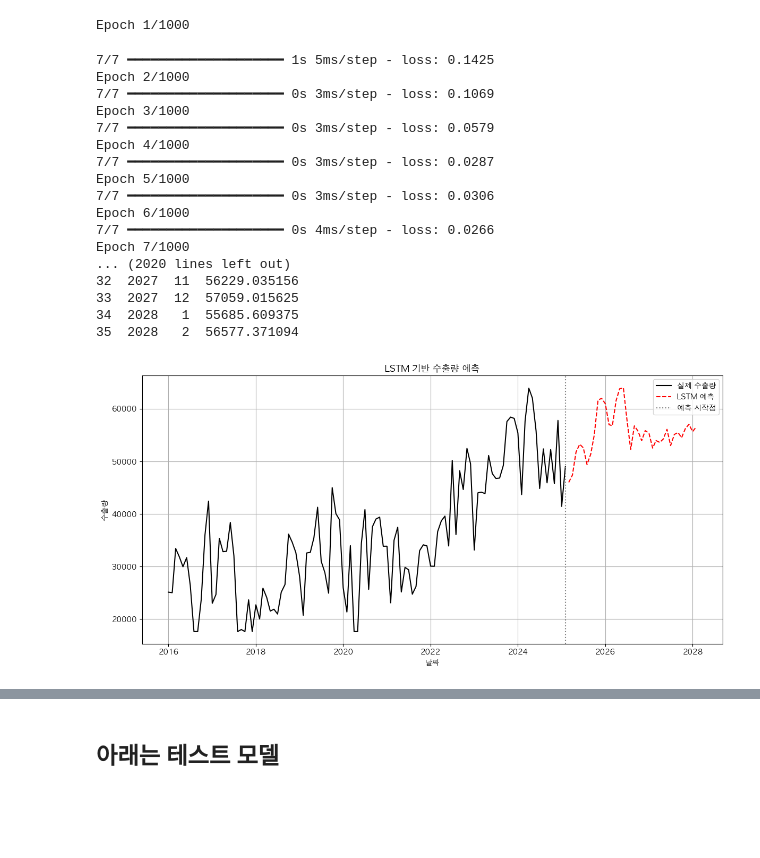
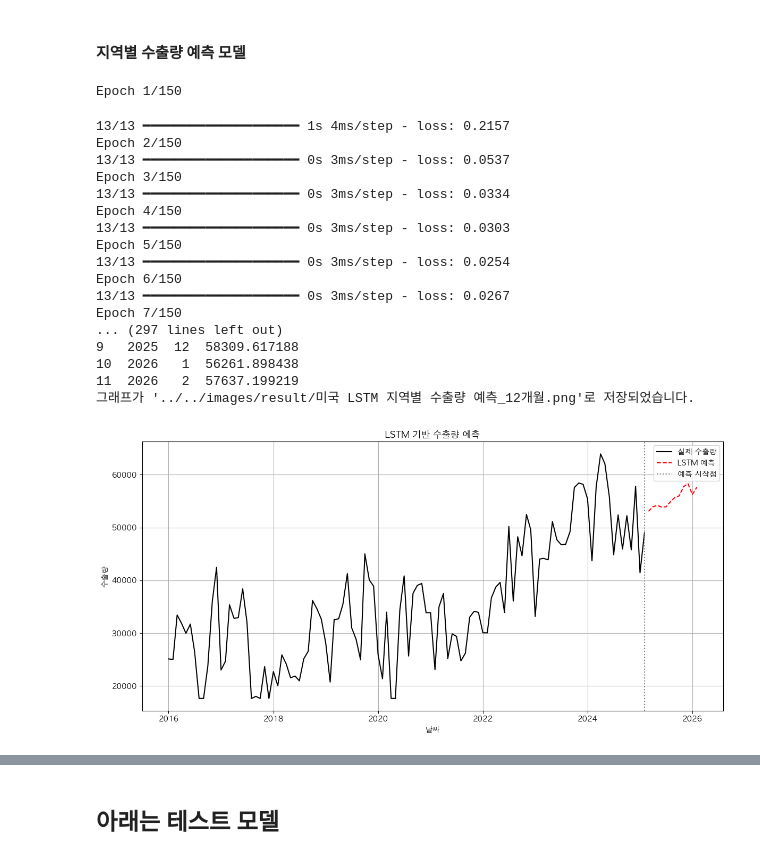
Before and after one commit to CodeWorks-hi/mini-project-2, a Jupyter notebook: jupyter_notebooks/모델_개발/car_recom_model.ipynb, the cells around one changed output, grey strips where cells are left out. Drawn from its saved outputs; the diff is of its cells as text; code cells hidden in the pictures; blank space fills up the shorter version.

```diff
--- a/jupyter_notebooks/모델_개발/car_recom_model.ipynb
+++ b/jupyter_notebooks/모델_개발/car_recom_model.ipynb
@@ -26,6 +26,8 @@ elif platform.system() == "Linux":  # Linux (Ubuntu, Docker 등)
         st.error("NanumGothic.ttf 폰트 파일이 존재하지 않습니다. 'fonts' 폴더 내에 폰트 파일을 확인하세요.")
     font_name = font_manager.FontProperties(fname=font_path).get_name()
     rc("font", family=font_name)
+# %% [markdown]
+#### 지역별 수출량 예측 모델
 # %%
 import pandas as pd
 import numpy as np
@@ -48,7 +50,7 @@ def prepare_lstm_data(series, time_steps=12):
     return X, y, scaler
 
 # 2. 모델 정의 및 학습
-def train_lstm_model(X, y, units=50, epochs=1000, batch_size=16):
+def train_lstm_model(X, y, units=100, epochs=150, batch_size=8):
     model = Sequential()
     model.add(LSTM(units=units, activation='relu', input_shape=(X.shape[1], X.shape[2])))
     model.add(Dense(1))
@@ -82,7 +84,7 @@ def forecast_lstm(model, series, forecast_months, scaler, time_steps=12):
     return result
 
 # 4. 시각화 함수
-def plot_lstm_forecast(series, forecast_df):
+def plot_lstm_forecast(series, forecast_df, region_name, forecast_months, save_path=None):
     forecast_index = pd.to_datetime(forecast_df['연도'].astype(str) + '-' + forecast_df['월'].astype(str))
     forecast_values = forecast_df['예측 수출량'].values
 
@@ -96,53 +98,68 @@ def plot_lstm_forecast(series, forecast_df):
     plt.legend()
     plt.grid(True)
     plt.tight_layout()
+
+    save_path = f"../../images/result/{region_name} LSTM 지역별 수출량 예측_{forecast_months}개월.png"
+
+    # 이미지 저장
+    if save_path:
+        plt.savefig(save_path, dpi=300)  # 해상도 조정 가능
+        print(f"그래프가 '{save_path}'로 저장되었습니다.")
+
     plt.show()
 
 # 5. 실행 예시
 file_path = "../../data/processed/현대_지역별수출실적_전처리.csv"
 df = pd.read_csv(file_path)
 
 # 전처리: 지역명 + 대륙 통합
-df['지역명'] = df['지역명'].astype(str) + '-' + df['대륙'].astype(str).str.zfill(2)
 df = df.drop(columns=['대륙'])
 cols = ['지역명'] + [col for col in df.columns if col != '지역명']
 df = df[cols]
 
-region_name = "미국-북미"
-forecast_months = 36
+region_name = "미국"
+forecast_months = 12
 
 region_data = df[df['지역명'] == region_name].iloc[:, 1:].T
 region_data.columns = ['y']
 region_data.index = pd.to_datetime(region_data.index)
 region_data = region_data.asfreq('MS')
 region_data['y'] = pd.to_numeric(region_data['y'], errors='coerce')
 region_data = region_data.dropna()
 
 # 학습 및 예측
 X, y, scaler = prepare_lstm_data(region_data)
 lstm_model = train_lstm_model(X, y)
 lstm_forecast = forecast_lstm(lstm_model, region_data, forecast_months, scaler)
 
 # 출력 및 시각화
 print(lstm_forecast)
-plot_lstm_forecast(region_data, lstm_forecast)
+plot_lstm_forecast(region_data, lstm_forecast, region_name, forecast_months)
+
+lstm_model.save(f"../../models/lstm_region_{region_name}_model.h5")
+joblib.dump(scaler, f"../../models/lstm_region_{region_name}_scaler.pkl")
+
+# 불러오기
+from tensorflow.keras.models import load_model
+new_model = load_model(f"../../models/lstm_region_{region_name}_model.h5", compile=False)
+new_scaler = joblib.load(f"../../models/lstm_region_{region_name}_scaler.pkl")
 # %% [output]
-Epoch 1/1000
+Epoch 1/150
-7/7 ━━━━━━━━━━━━━━━━━━━━ 1s 5ms/step - loss: 0.1425
-Epoch 2/1000
-7/7 ━━━━━━━━━━━━━━━━━━━━ 0s 3ms/step - loss: 0.1069
-Epoch 3/1000
-7/7 ━━━━━━━━━━━━━━━━━━━━ 0s 3ms/step - loss: 0.0579
-Epoch 4/1000
-7/7 ━━━━━━━━━━━━━━━━━━━━ 0s 3ms/step - loss: 0.0287
-Epoch 5/1000
-7/7 ━━━━━━━━━━━━━━━━━━━━ 0s 3ms/step - loss: 0.0306
-Epoch 6/1000
-7/7 ━━━━━━━━━━━━━━━━━━━━ 0s 4ms/step - loss: 0.0266
-Epoch 7/1000
-... (2020 lines left out)
-32  2027  11  56229.035156
-33  2027  12  57059.015625
-34  2028   1  55685.609375
-35  2028   2  56577.371094
+13/13 ━━━━━━━━━━━━━━━━━━━━ 1s 4ms/step - loss: 0.2157
+Epoch 2/150
+13/13 ━━━━━━━━━━━━━━━━━━━━ 0s 3ms/step - loss: 0.0537
+Epoch 3/150
+13/13 ━━━━━━━━━━━━━━━━━━━━ 0s 3ms/step - loss: 0.0334
+Epoch 4/150
+13/13 ━━━━━━━━━━━━━━━━━━━━ 0s 3ms/step - loss: 0.0303
+Epoch 5/150
+13/13 ━━━━━━━━━━━━━━━━━━━━ 0s 3ms/step - loss: 0.0254
+Epoch 6/150
+13/13 ━━━━━━━━━━━━━━━━━━━━ 0s 3ms/step - loss: 0.0267
+Epoch 7/150
+... (297 lines left out)
+9   2025  12  58309.617188
+10  2026   1  56261.898438
+11  2026   2  57637.199219
+그래프가 '../../images/result/미국 LSTM 지역별 수출량 예측_12개월.png'로 저장되었습니다.
-[figure, old version]
+[figure, new version]
```
Also changed, not shown: parts of 7 cells of this notebook, 11 other files.
